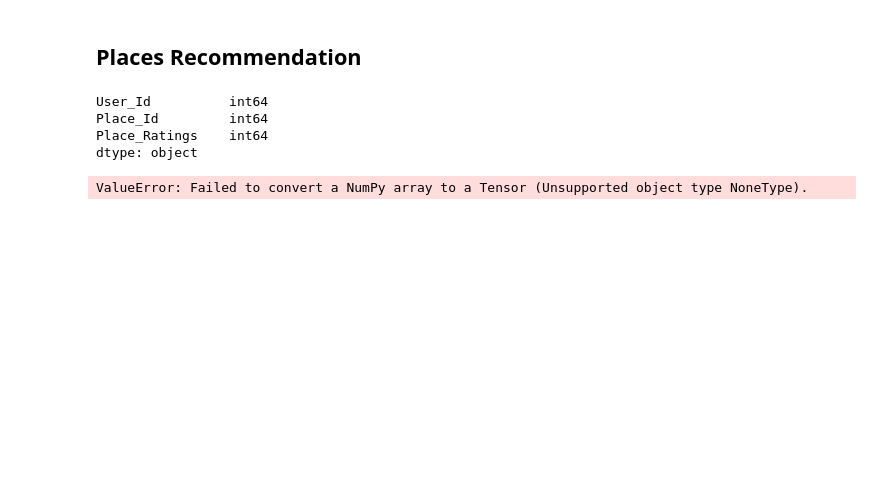
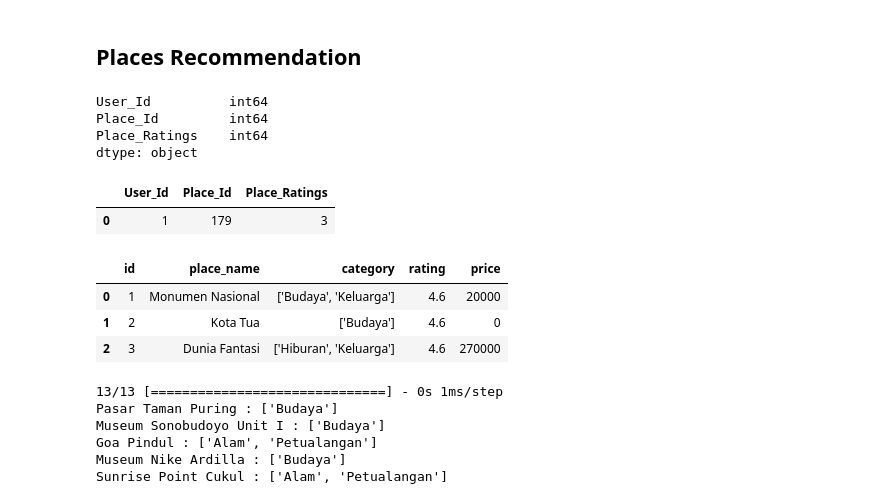
Before and after one commit to halowisata/ViVe-Machine-Learning, a Jupyter notebook: recommender/Collaborative Filtering with Predictions.ipynb, the cells around one changed output. Drawn from its saved outputs; the diff is of its cells as text; code cells hidden in the pictures; blank space fills up the shorter version.

```diff
--- a/recommender/Collaborative Filtering with Predictions.ipynb
+++ b/recommender/Collaborative Filtering with Predictions.ipynb
@@ -322,8 +249,20 @@ User_Id          int64
 Place_Id         int64
 Place_Ratings    int64
 dtype: object
+# %%
+df.head(1)
+# %% [output]
+|  | User_Id | Place_Id | Place_Ratings |
+| 0 | 1 | 179 | 3 |
 # %%
 user_id = df.User_Id.sample(1).iloc[0]
 place_visited_by_user = df[df.User_Id == user_id]
+# %%
+place_df.head(3)
+# %% [output]
+|  | id | place_name | category | rating | price |
+| 0 | 1 | Monumen Nasional | ['Budaya', 'Keluarga'] | 4.6 | 20000 |
+| 1 | 2 | Kota Tua | ['Budaya'] | 4.6 | 0 |
+| 2 | 3 | Dunia Fantasi | ['Hiburan', 'Keluarga'] | 4.6 | 270000 |
 # %%
 # Membuat data lokasi yang belum dikunjungi user
@@ -342,7 +282,7 @@ user_place_array = np.hstack(
 ratings = model.predict(user_place_array).flatten()
 top_ratings_indices = ratings.argsort()[-5:][::-1]
 recommended_place_ids = [
-    place_encoded_to_place.get(place_not_visited[x][0]) for x in top_ratings_indices
+    place_encoded_to_place.get(place_not_rated[x][0]) for x in top_ratings_indices
 ]
 
 # print('Daftar rekomendasi untuk: {}'.format('User ' + str(user_id)))
@@ -371,6 +311,11 @@ for row in place_df_rows.itertuples():
 
 recommended_place = place_df[place_df['id'].isin(recommended_place_ids)]
 # %% [output]
-ValueError: Failed to convert a NumPy array to a Tensor (Unsupported object type NoneType).
+13/13 [==============================] - 0s 1ms/step
+Pasar Taman Puring : ['Budaya']
+Museum Sonobudoyo Unit I : ['Budaya']
+Goa Pindul : ['Alam', 'Petualangan']
+Museum Nike Ardilla : ['Budaya']
+Sunrise Point Cukul : ['Alam', 'Petualangan']
 # %%
 recommended_place
```
Also changed, not shown: parts of 23 cells of this notebook, 1 other file.
